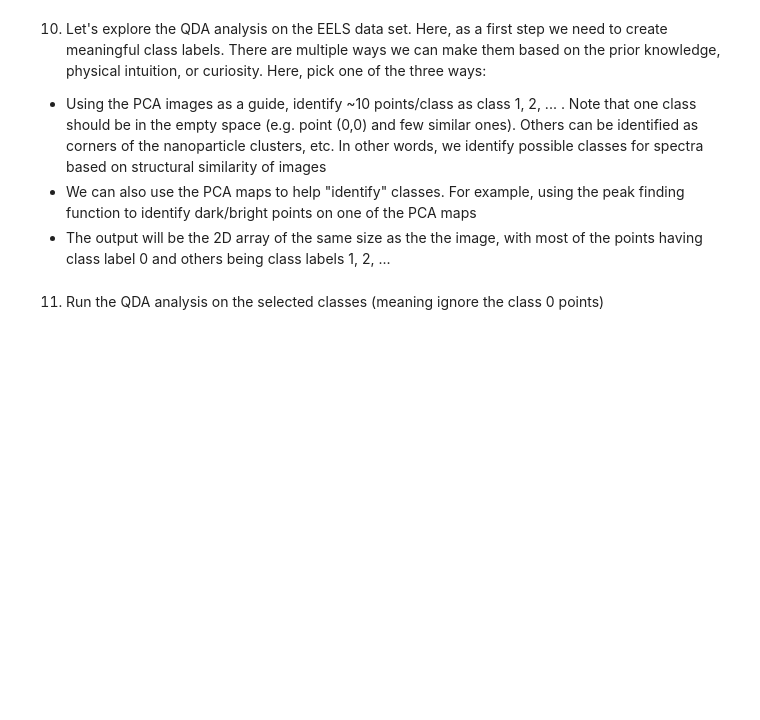
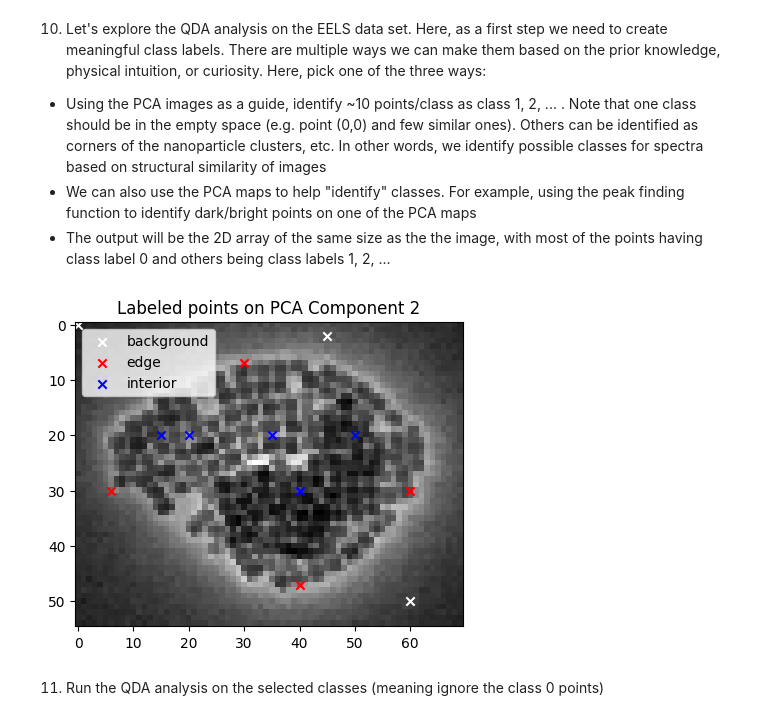
Before and after one commit to smoody-mines/MSE504, a Jupyter notebook: Homework_6.ipynb, the cells around one changed output. Cells and saved outputs as stored; diff of their text form; code cells hidden in the pictures; blank space fills up the shorter version.

```diff
--- a/Homework_6.ipynb
+++ b/Homework_6.ipynb
@@ -400,5 +402,38 @@ Abundance maps...
 - Using the PCA images as a guide, identify ~10 points/class as class 1, 2, ... . Note that one class should be in the empty space (e.g. point (0,0) and few similar ones). Others can be identified as corners of the nanoparticle clusters, etc. In other words, we identify possible classes for spectra based on structural similarity of images
 - We can also use the PCA maps to help "identify" classes. For example, using the peak finding function to identify dark/bright points on one of the PCA maps
 - The output will be the 2D array of the same size as the the image, with most of the points having class label 0 and others being class labels 1, 2, ...
+# %%
+#picking some points
+background_points = [(0,0), (45,2), (60,50)]
+edge_points = [(40,47), (60,30), (6,30), (30,7)]
+interior_points = [(40,30) , (35, 20), (50,20), (20,20), (15,20)]
+#note: added a few extra points to interior array to help with training,
+  #first attempt at QDA had the edges dominating much of the structure
+
+labels = np.zeros((d1,d2), dtype=int)
+
+#assigning each class a number
+for (x, y) in background_points:
+    labels[y, x] = 1
+for (x, y) in edge_points:
+    labels[y, x] = 2
+for (x, y) in interior_points:
+    labels[y, x] = 3
+
+X_flat = hdata.reshape(d1*d2, -1)
+y_flat = labels.flatten()
+
+
+#plotting points over component 2 to adjust points a bit
+plt.figure(figsize=(5,5))
+plt.imshow(X_vec_t[:, 1].reshape(d1, d2), cmap='gray')  # PCA comp. 2 abundance map
+plt.scatter(*zip(*background_points), c='white', marker='x', label='background')
+plt.scatter(*zip(*edge_points), c='red', marker='x', label='edge')
+plt.scatter(*zip(*interior_points), c='blue', marker='x', label='interior')
+plt.title('Labeled points on PCA Component 2')
+plt.legend()
+plt.show()
+# %% [output]
+[figure, added]
 # %% [markdown]
 11. Run the QDA analysis on the selected classes (meaning ignore the class 0 points)
```
Also changed, not shown: parts of 8 cells of this notebook.
